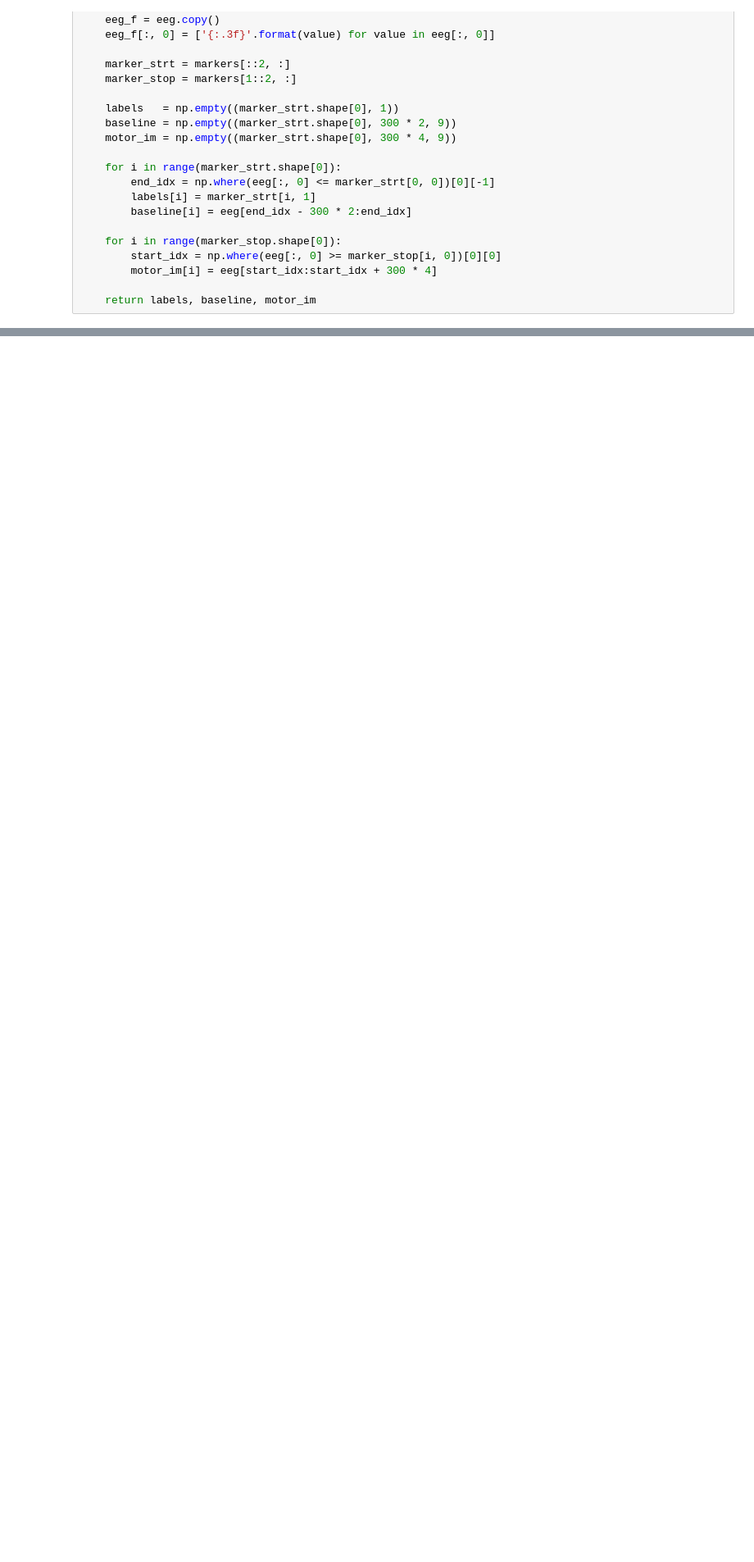
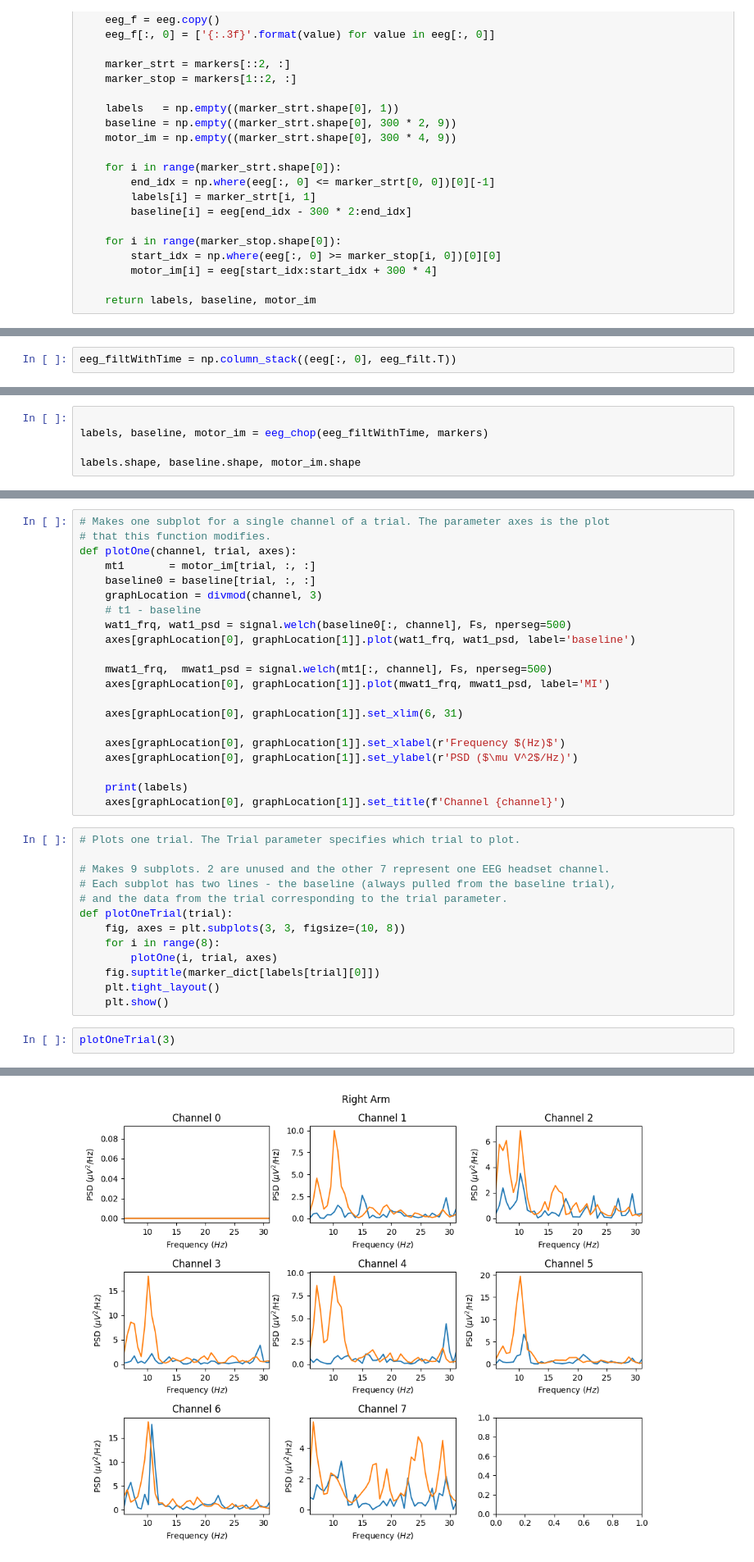
Before and after one commit to Ereasai/EEGTetris, a Jupyter notebook: dc/vis_task.ipynb, the cells around one changed output, grey strips where cells are left out. Shown at 82% size. Cells and saved outputs as stored; diff of their text form; blank space fills up the shorter version.

```diff
--- a/dc/vis_task.ipynb
+++ b/dc/vis_task.ipynb
@@ -103,0 +158,2 @@ def eeg_chop(eeg, markers):
+# %%
+eeg_filtWithTime = np.column_stack((eeg[:, 0], eeg_filt.T))
@@ -103,0 +230,5 @@ def eeg_chop(eeg, markers):
+# %%
+
+labels, baseline, motor_im = eeg_chop(eeg_filtWithTime, markers)
+
+labels.shape, baseline.shape, motor_im.shape
@@ -103,0 +279,37 @@ def eeg_chop(eeg, markers):
+# %%
+# Makes one subplot for a single channel of a trial. The parameter axes is the plot
+# that this function modifies.
+def plotOne(channel, trial, axes):
+    mt1       = motor_im[trial, :, :]
+    baseline0 = baseline[trial, :, :]
+    graphLocation = divmod(channel, 3)
+    # t1 - baseline
+    wat1_frq, wat1_psd = signal.welch(baseline0[:, channel], Fs, nperseg=500)
+    axes[graphLocation[0], graphLocation[1]].plot(wat1_frq, wat1_psd, label='baseline')
+
+    mwat1_frq,  mwat1_psd = signal.welch(mt1[:, channel], Fs, nperseg=500)
+    axes[graphLocation[0], graphLocation[1]].plot(mwat1_frq, mwat1_psd, label='MI')
+
+    axes[graphLocation[0], graphLocation[1]].set_xlim(6, 31)
+
+    axes[graphLocation[0], graphLocation[1]].set_xlabel(r'Frequency $(Hz)$')
+    axes[graphLocation[0], graphLocation[1]].set_ylabel(r'PSD ($\mu V^2$/Hz)')
+
+    print(labels)
+    axes[graphLocation[0], graphLocation[1]].set_title(f'Channel {channel}')
+# %%
+# Plots one trial. The Trial parameter specifies which trial to plot.
+
+# Makes 9 subplots. 2 are unused and the other 7 represent one EEG headset channel.
+# Each subplot has two lines - the baseline (always pulled from the baseline trial),
+# and the data from the trial corresponding to the trial parameter.
+def plotOneTrial(trial):
+    fig, axes = plt.subplots(3, 3, figsize=(10, 8))
+    for i in range(8):
+        plotOne(i, trial, axes)
+    fig.suptitle(marker_dict[labels[trial][0]])
+    plt.tight_layout()
+    plt.show()
+# %%
+plotOneTrial(3)
+# %% [output]
@@ -103,0 +333 @@ def eeg_chop(eeg, markers):
+[figure, added]
```
Also changed, not shown: parts of 14 cells of this notebook.
